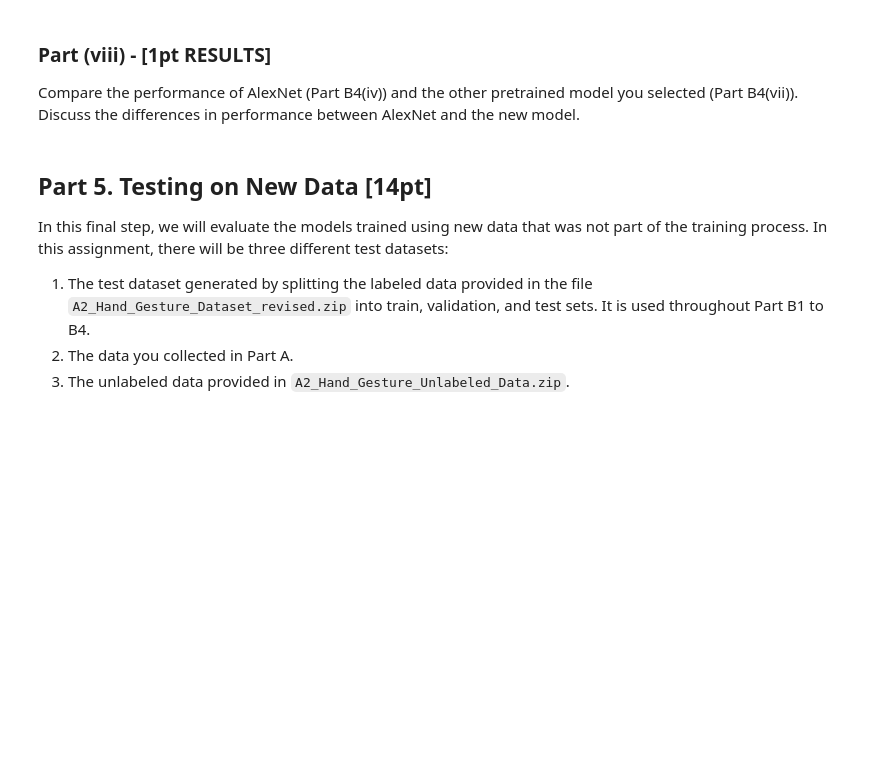
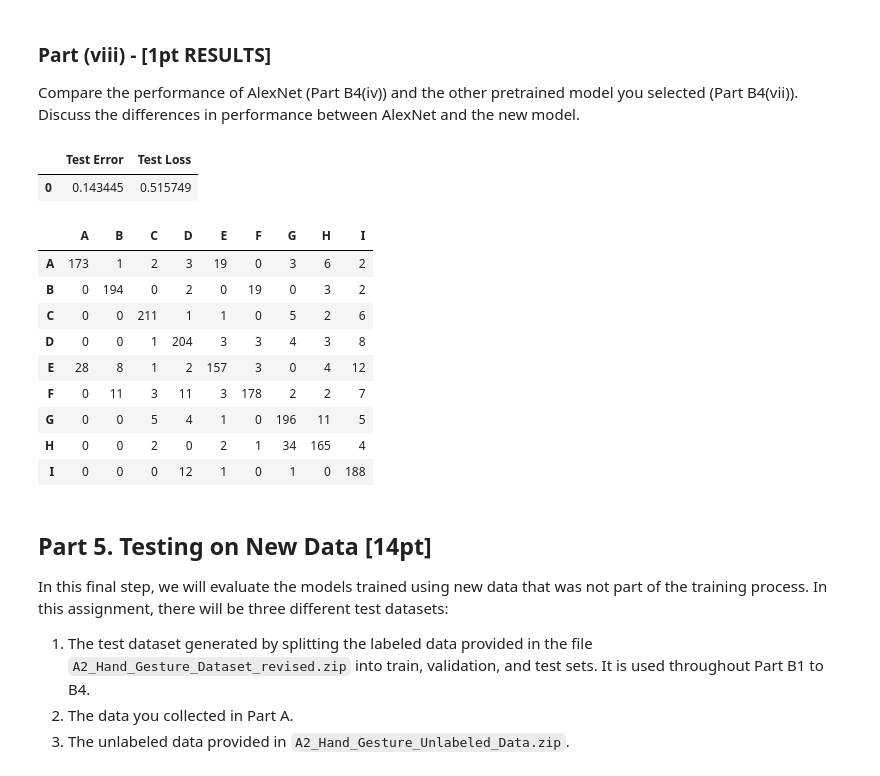
Before and after one commit to Fulankeee/MIE1517-Project-2, a Jupyter notebook: A2.ipynb, the cells around one changed output. Cells and saved outputs as stored; diff of their text form; code cells hidden in the pictures; blank space fills up the shorter version.

```diff
--- a/A2.ipynb
+++ b/A2.ipynb
@@ -1446,5 +1484,4 @@ Explain your choice of neural network architecture.
 # %%
-# TO BE COMPLETED
 # Build a convolutional neural network
 import torch
 import torch.nn as nn
@@ -1457,7 +1494,7 @@ class VGGnn (nn.Module):
     self.conv1 = nn.Conv2d(in_channels=512, out_channels=128, kernel_size=3, stride=1, padding=1) # Fix input channels: VGG outputs 512 feature maps
     self.conv2 = nn.Conv2d(in_channels=128, out_channels=64, kernel_size=3, stride=1, padding=1)
     self.pool = nn.MaxPool2d(kernel_size=2, stride=2)
-    self.fc1 = nn.Linear(64*7*7, 64) # Adjusted input size to match VGG feature maps
+    self.fc1 = nn.Linear(64*1*1, 64)
     self.fc2 = nn.Linear(64, 9)
   def forward(self, x):
     x = self.pool(F.relu(self.conv1(x)))
@@ -1498,0 +1727,54 @@ PROVIDE YOUR ANSWER BELOW
+# %%
+# TO BE COMPLETED
+import pandas as pd
+data_dir = '/content/A2_Hand_Gesture_Dataset_revised/Lab_3b_Gesture_Dataset Revised'
+batch_size = 32
+lr = 0.03
+epoch = 9
+vggnn = VGGnn()
+model_name = get_model_name("VGGnn", batch_size, lr, epoch)
+model_path = f"{model_name}"
+
+vggnn.load_state_dict(torch.load(model_path))
+criterion = nn.CrossEntropyLoss()
+test_err, test_loss = evaluate(vggnn, test_loader, criterion)
+
+
+test_results = {
+    "Test Error": test_err,
+    "Test Loss": test_loss
+}
+vgg_test_results = pd.DataFrame(test_results, index=[0])
+vgg_test_results
+# %% [output]
+|  | Test Error | Test Loss |
+| 0 | 0.143445 | 0.515749 |
+# %%
+from sklearn.metrics import confusion_matrix, ConfusionMatrixDisplay
+
+true_labels = []
+pred_labels = []
+vggnn.eval()
+
+with torch.no_grad():
+    for inputs, labels in test_loader:
+        outputs = vggnn(inputs)
+        _, preds = torch.max(outputs, 1)
+        true_labels.extend(labels.numpy())
+        pred_labels.extend(preds.numpy())
+
+# Compute confusion matrix
+cm = confusion_matrix(true_labels, pred_labels, labels=range(len(classes)))
+cm_df = pd.DataFrame(cm, index=classes, columns=classes)
+cm_df
+# %% [output]
+|  | A | B | C | D | E | F | G | H | I |
+| A | 173 | 1 | 2 | 3 | 19 | 0 | 3 | 6 | 2 |
+| B | 0 | 194 | 0 | 2 | 0 | 19 | 0 | 3 | 2 |
+| C | 0 | 0 | 211 | 1 | 1 | 0 | 5 | 2 | 6 |
+| D | 0 | 0 | 1 | 204 | 3 | 3 | 4 | 3 | 8 |
+| E | 28 | 8 | 1 | 2 | 157 | 3 | 0 | 4 | 12 |
+| F | 0 | 11 | 3 | 11 | 3 | 178 | 2 | 2 | 7 |
+| G | 0 | 0 | 5 | 4 | 1 | 0 | 196 | 11 | 5 |
+| H | 0 | 0 | 2 | 0 | 2 | 1 | 34 | 165 | 4 |
+| I | 0 | 0 | 0 | 12 | 1 | 0 | 1 | 0 | 188 |
```
Also changed, not shown: parts of 21 cells of this notebook.
